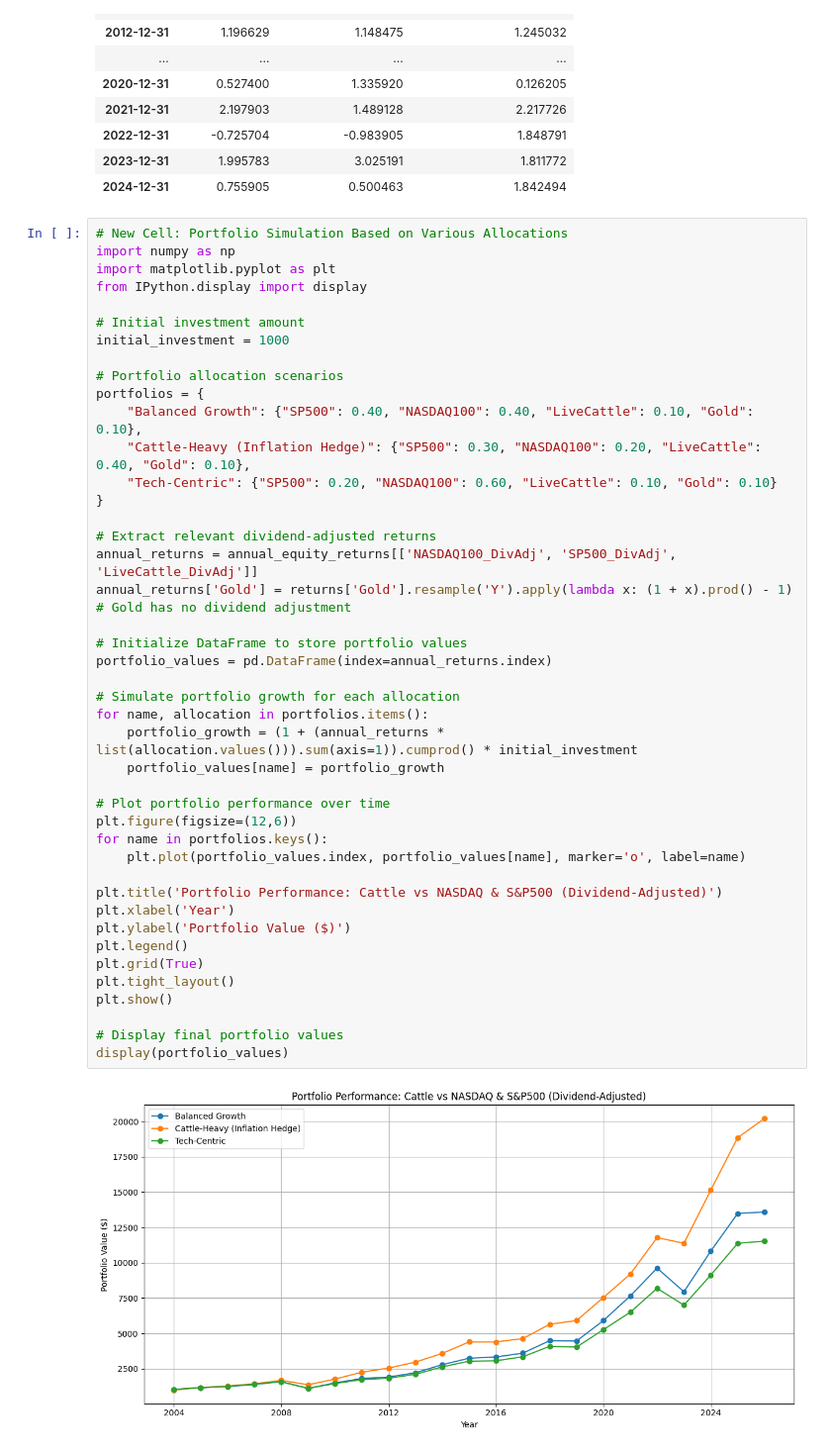
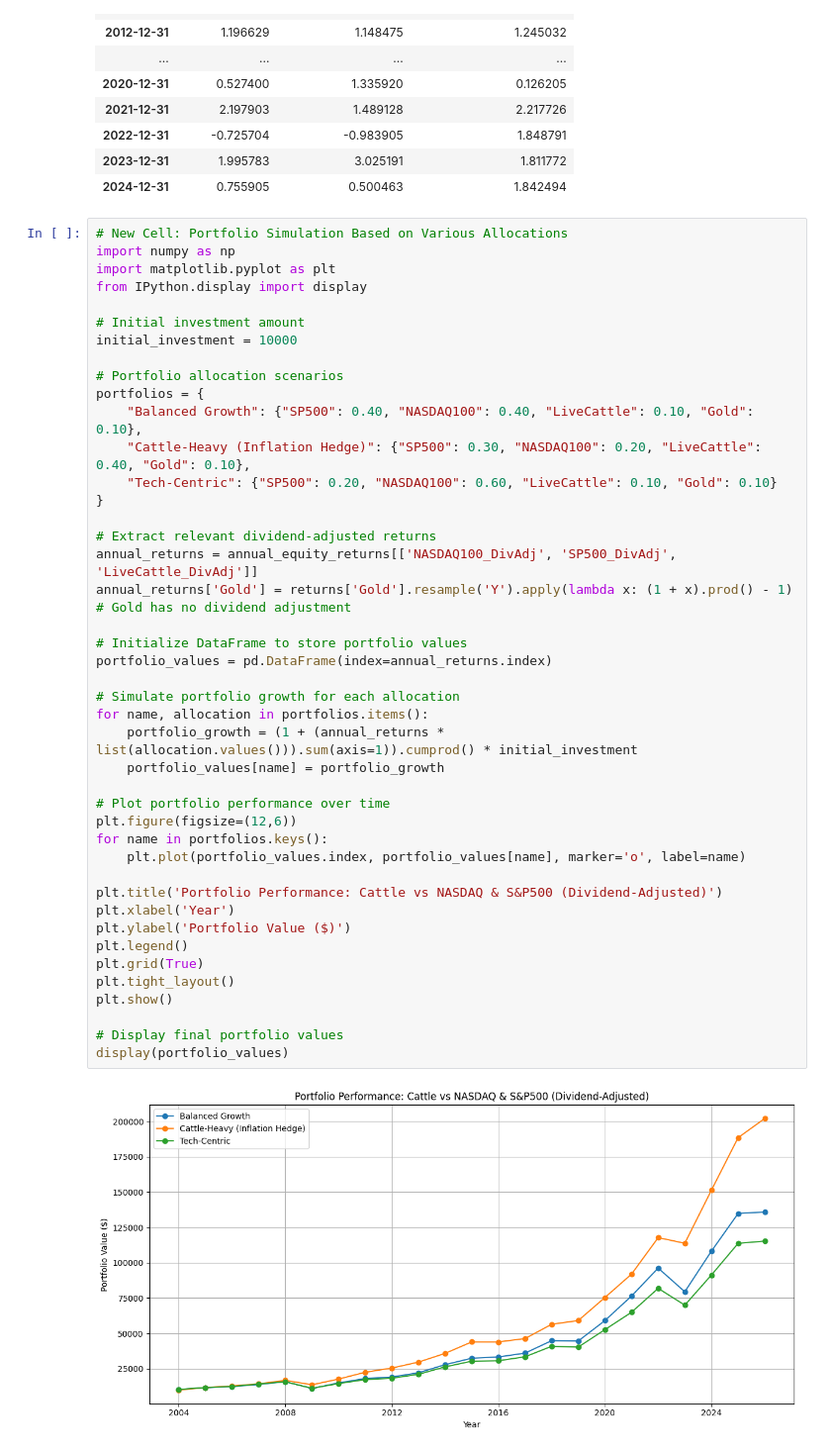
Before and after one commit to bluetopazz/Quant-Market-Analysis, a Jupyter notebook: notebooks/analysis.ipynb, the cells around one changed output. Shown at 99% size. Drawn from its saved outputs; the diff is of its cells as text.

```diff
--- a/notebooks/analysis.ipynb
+++ b/notebooks/analysis.ipynb
@@ -635,7 +635,7 @@ import matplotlib.pyplot as plt
 from IPython.display import display
 
 # Initial investment amount
-initial_investment = 1000
+initial_investment = 10000
 
 # Portfolio allocation scenarios
 portfolios = {
@@ -645,32 +645,32 @@ portfolios = {
 }
 
 # Extract relevant dividend-adjusted returns
 annual_returns = annual_equity_returns[['NASDAQ100_DivAdj', 'SP500_DivAdj', 'LiveCattle_DivAdj']]
 annual_returns['Gold'] = returns['Gold'].resample('Y').apply(lambda x: (1 + x).prod() - 1)  # Gold has no dividend adjustment
 
 # Initialize DataFrame to store portfolio values
 portfolio_values = pd.DataFrame(index=annual_returns.index)
 
 # Simulate portfolio growth for each allocation
 for name, allocation in portfolios.items():
     portfolio_growth = (1 + (annual_returns * list(allocation.values())).sum(axis=1)).cumprod() * initial_investment
     portfolio_values[name] = portfolio_growth
 
 # Plot portfolio performance over time
 plt.figure(figsize=(12,6))
 for name in portfolios.keys():
     plt.plot(portfolio_values.index, portfolio_values[name], marker='o', label=name)
 
 plt.title('Portfolio Performance: Cattle vs NASDAQ & S&P500 (Dividend-Adjusted)')
 plt.xlabel('Year')
 plt.ylabel('Portfolio Value ($)')
 plt.legend()
 plt.grid(True)
 plt.tight_layout()
 plt.show()
 
 # Display final portfolio values
 display(portfolio_values)
 # %% [output]
-[figure, old version]
+[figure, new version]
 |  | Balanced Growth | Cattle-Heavy (Inflation Hedge) | Tech-Centric |
```
Also changed, not shown: parts of 1 cell of this notebook.
